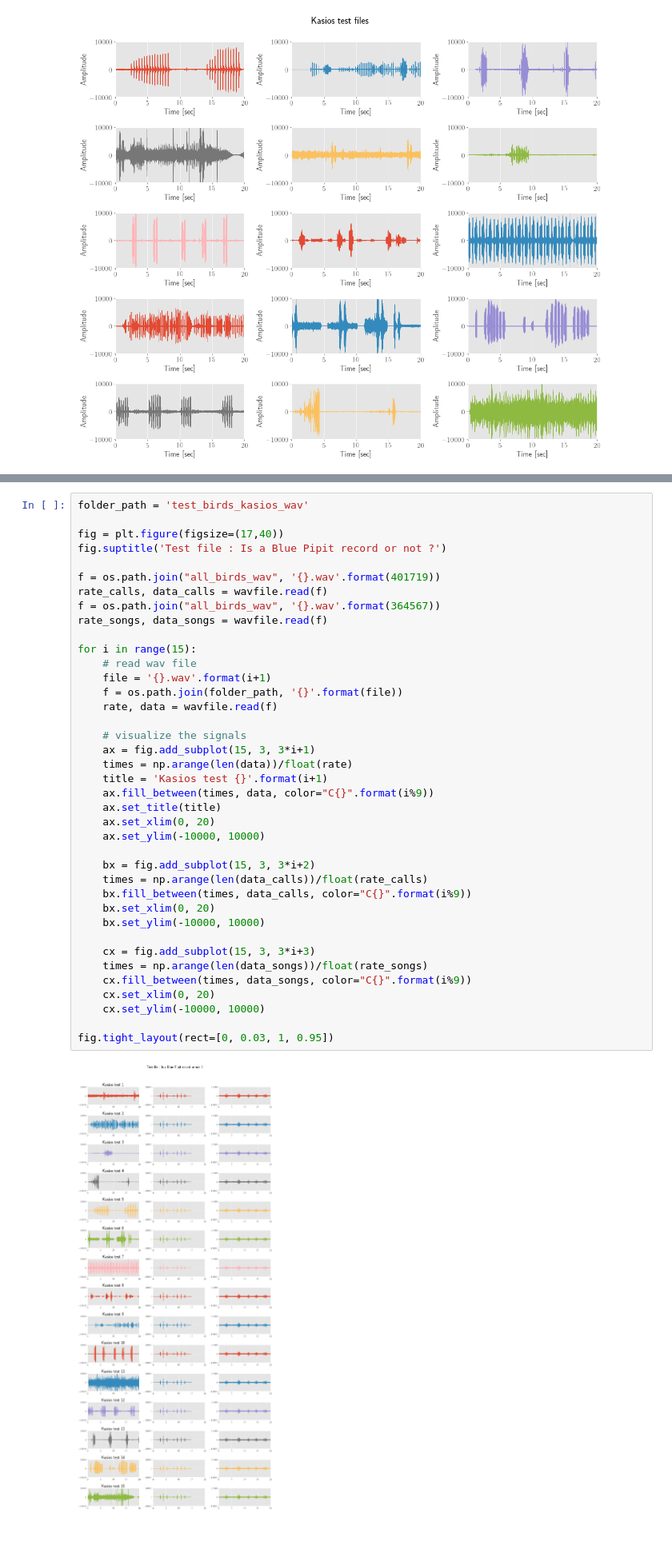
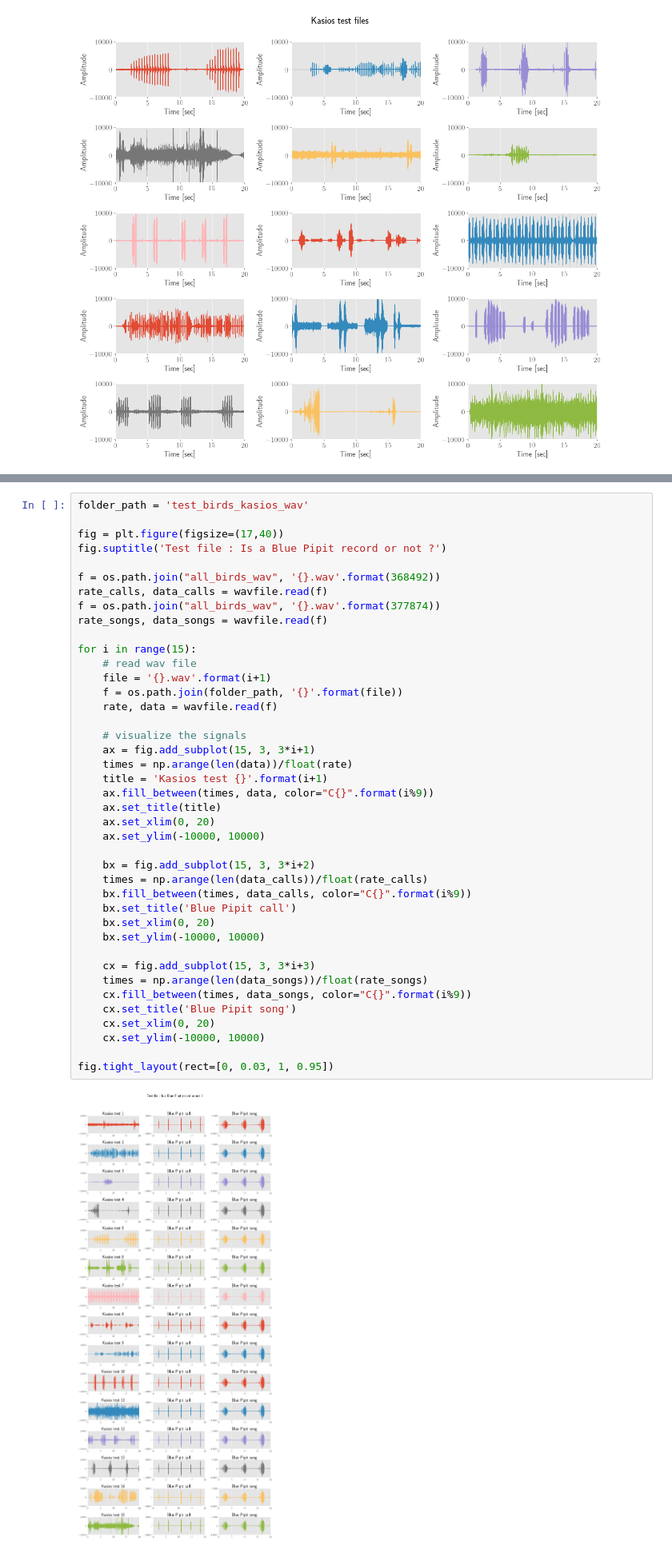
Before and after one commit to guillaumefrd/vast-challenge-2018-mc1, a Jupyter notebook: birds_sound_visualizations.ipynb, the cells around one changed output, grey strips where cells are left out. Shown at 80% size. Cells and saved outputs as stored; diff of their text form.

```diff
--- a/birds_sound_visualizations.ipynb
+++ b/birds_sound_visualizations.ipynb
@@ -251,38 +284,40 @@ folder_path = 'test_birds_kasios_wav'
 fig = plt.figure(figsize=(17,40))
 fig.suptitle('Test file : Is a Blue Pipit record or not ?')
 
-f = os.path.join("all_birds_wav", '{}.wav'.format(401719))
+f = os.path.join("all_birds_wav", '{}.wav'.format(368492))
 rate_calls, data_calls = wavfile.read(f)
-f = os.path.join("all_birds_wav", '{}.wav'.format(364567))
+f = os.path.join("all_birds_wav", '{}.wav'.format(377874))
 rate_songs, data_songs = wavfile.read(f)
 
 for i in range(15):
     # read wav file
     file = '{}.wav'.format(i+1)
     f = os.path.join(folder_path, '{}'.format(file))
     rate, data = wavfile.read(f)
 
     # visualize the signals
     ax = fig.add_subplot(15, 3, 3*i+1)
     times = np.arange(len(data))/float(rate)
     title = 'Kasios test {}'.format(i+1)
     ax.fill_between(times, data, color="C{}".format(i%9))
     ax.set_title(title)
     ax.set_xlim(0, 20)
     ax.set_ylim(-10000, 10000)
 
     bx = fig.add_subplot(15, 3, 3*i+2)
     times = np.arange(len(data_calls))/float(rate_calls)
     bx.fill_between(times, data_calls, color="C{}".format(i%9))
+    bx.set_title('Blue Pipit call')
     bx.set_xlim(0, 20)
     bx.set_ylim(-10000, 10000)
 
     cx = fig.add_subplot(15, 3, 3*i+3)
     times = np.arange(len(data_songs))/float(rate_songs)
     cx.fill_between(times, data_songs, color="C{}".format(i%9))
+    cx.set_title('Blue Pipit song')
     cx.set_xlim(0, 20)
     cx.set_ylim(-10000, 10000)
 
 fig.tight_layout(rect=[0, 0.03, 1, 0.95])
 # %% [output]
-[figure, old version]
+[figure, new version]
```
Also changed, not shown: parts of 14 cells of this notebook.
